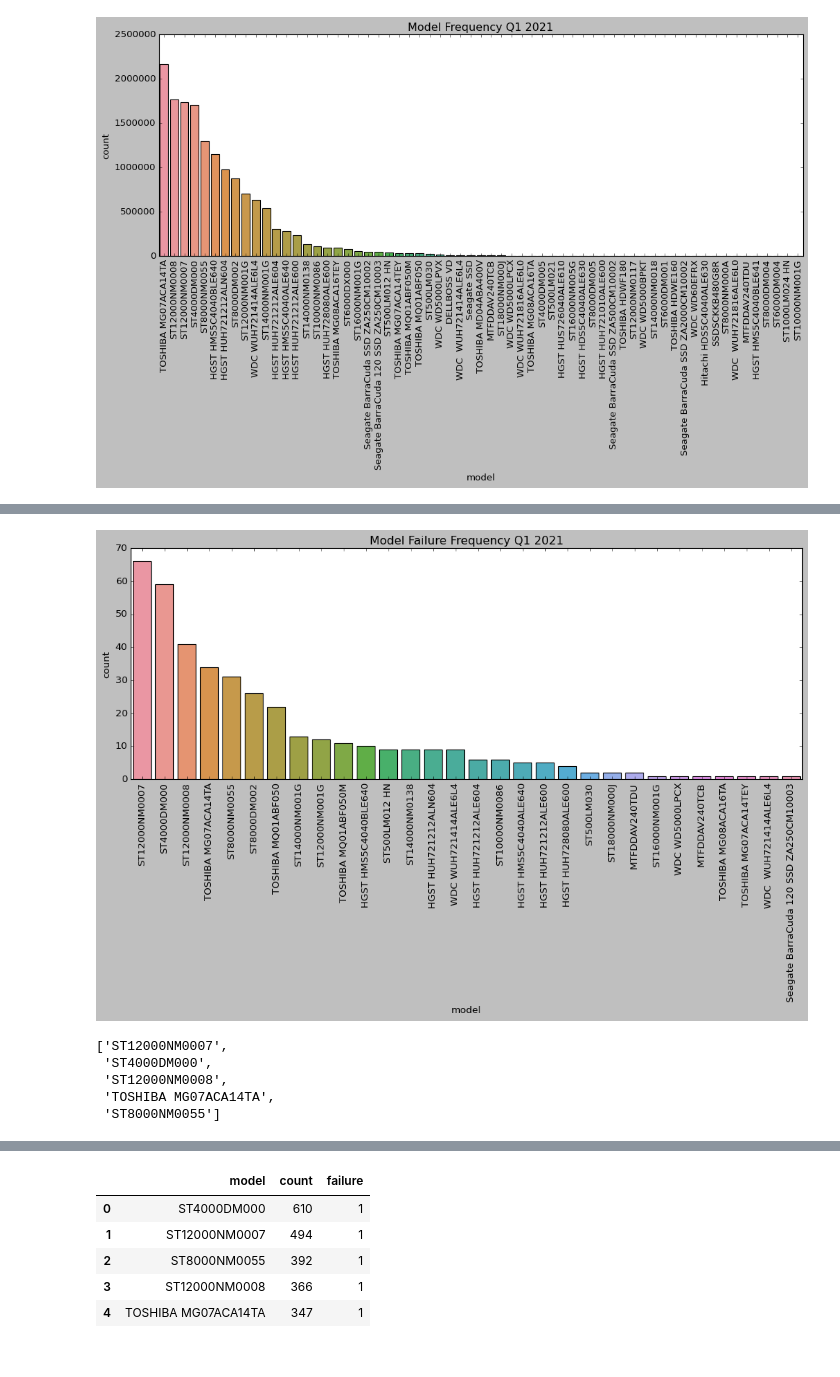
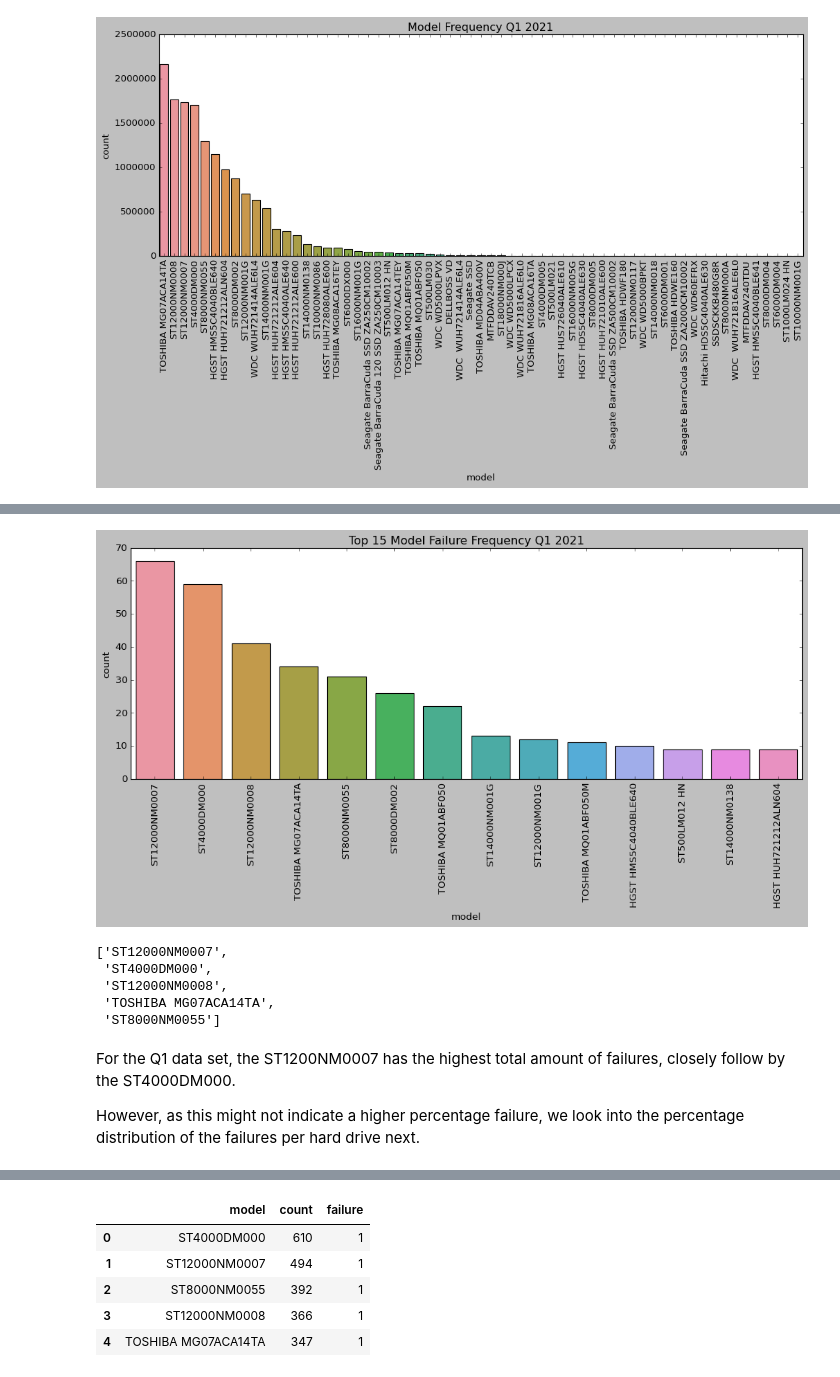
Before and after one commit to wcmphysics/DataScienceBootcamp-Capstone, a Jupyter notebook: notebooks/daniela_eda.ipynb, the cells around one changed output, grey strips where cells are left out. Cells and saved outputs as stored; diff of their text form; code cells hidden in the pictures.

```diff
--- a/notebooks/daniela_eda.ipynb
+++ b/notebooks/daniela_eda.ipynb
@@ -65,0 +158,6 @@ g.set_title('Class Label Distribution');
+# %%
+# create a data frame with all descriptive statistics for the Q1 data set
+descriptive_stats = q1.describe().T
+
+# query the data frame for columns which do not have entries
+descriptive_stats.query('count == 0')
@@ -65,0 +178,4 @@ g.set_title('Class Label Distribution');
+# %%
+columns_to_drop = descriptive_stats.query('count == 0').reset_index()['index'].to_list()
+q1.drop(columns_to_drop, axis=1, inplace=True)
+q1.shape
@@ -97,20 +241,24 @@ failure_frequency = failure_q1.model.value_counts().reset_index().iloc[:,0].to_l
 # %%
 # plot failure frequency bt model type descending
 plt.figure(figsize=(15, 5))
-g = sns.countplot(failure_q1.model, order=failure_frequency)
+g = sns.countplot(failure_q1.model, order=failure_frequency[:14])
 g.set_xticklabels(g.get_xticklabels(), rotation=90)
-g.set_title('Model Failure Frequency Q1 2021');
+g.set_title('Top 15 Model Failure Frequency Q1 2021');
+plt.show()
+
+# print the Top 5 failure list
+failure_frequency[:5]
 # %% [output]
-[figure, old version]
+[figure, new version]
+['ST12000NM0007',
+ 'ST4000DM000',
+ 'ST12000NM0008',
+ 'TOSHIBA MG07ACA14TA',
+ 'ST8000NM0055']
-# %%
-# print the Top 5 failure list
-failure_frequency[:5]
-# %% [output]
-['ST12000NM0007',
- 'ST4000DM000',
- 'ST12000NM0008',
- 'TOSHIBA MG07ACA14TA',
- 'ST8000NM0055']
+# %% [markdown]
+For the Q1 data set, the ST1200NM0007 has the highest total amount of failures, closely follow by the ST4000DM000.
+
+However, as this might not indicate a higher percentage failure, we look into the percentage distribution of the failures per hard drive next.
 # %%
 most_failure = q1.query('model == "ST12000NM0007" or model == "ST4000DM000" or model == "ST12000NM0008" or model == "TOSHIBA MG07ACA14TA" or model == "ST8000NM0055"')
 # %%
```
Also changed, not shown: parts of 37 cells of this notebook.
